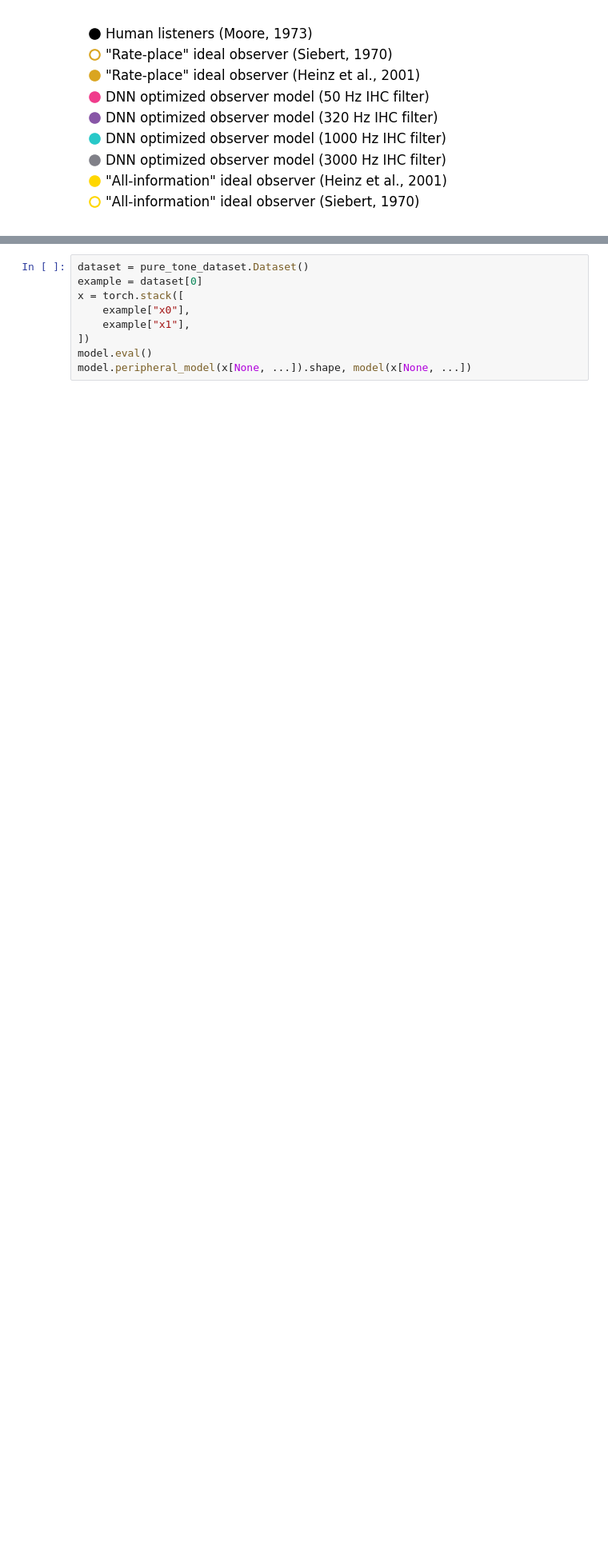
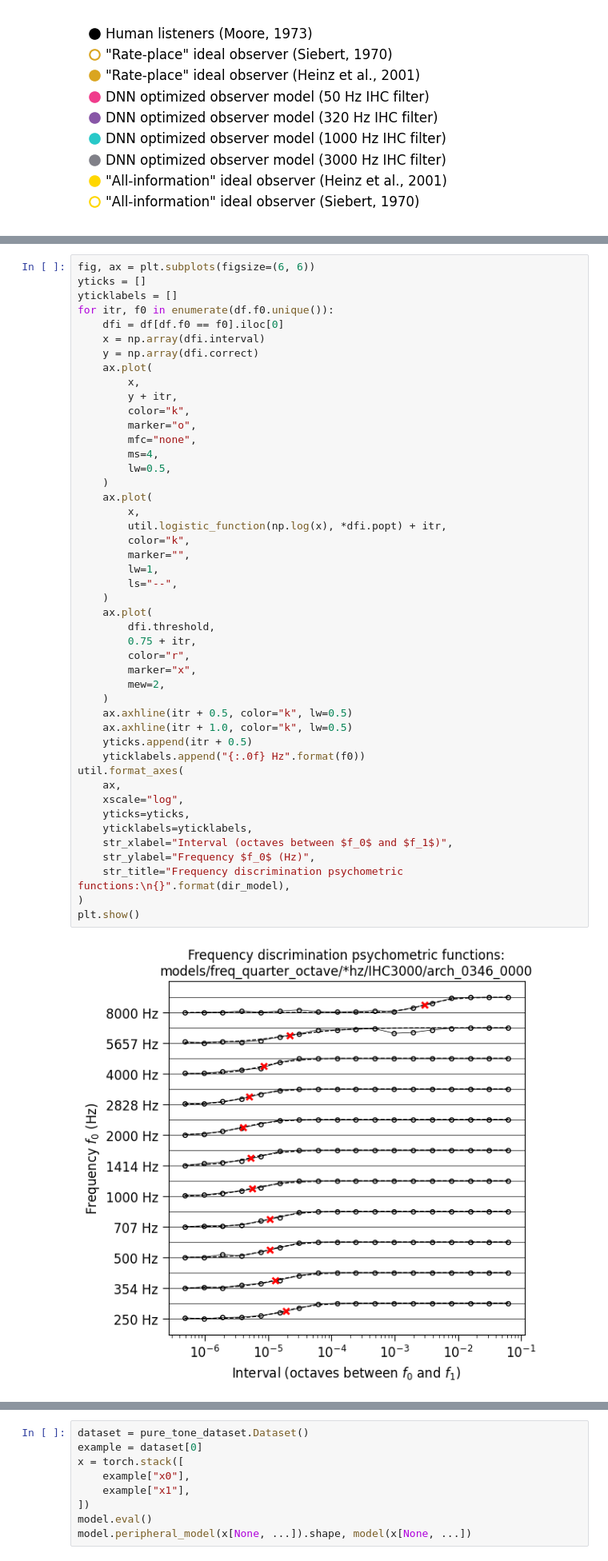
Before and after one commit to msaddler/freqdiscriminet, a Jupyter notebook: results.ipynb, the cells around one changed output, grey strips where cells are left out. Shown at 80% size. Drawn from its saved outputs; the diff is of its cells as text; blank space fills up the shorter version.

Commit message:
example psychometric function and threshold calculation

```diff
--- a/results.ipynb
+++ b/results.ipynb
@@ -161,3 +206,51 @@ plt.show()
+# %%
+fig, ax = plt.subplots(figsize=(6, 6))
+yticks = []
+yticklabels = []
+for itr, f0 in enumerate(df.f0.unique()):
+    dfi = df[df.f0 == f0].iloc[0]
+    x = np.array(dfi.interval)
+    y = np.array(dfi.correct)
+    ax.plot(
+        x,
+        y + itr,
+        color="k",
+        marker="o",
+        mfc="none",
+        ms=4,
+        lw=0.5,
+    )
+    ax.plot(
+        x,
+        util.logistic_function(np.log(x), *dfi.popt) + itr,
+        color="k",
+        marker="",
+        lw=1,
+        ls="--",
+    )
+    ax.plot(
+        dfi.threshold,
+        0.75 + itr,
+        color="r",
+        marker="x",
+        mew=2,
+    )
+    ax.axhline(itr + 0.5, color="k", lw=0.5)
+    ax.axhline(itr + 1.0, color="k", lw=0.5)
+    yticks.append(itr + 0.5)
+    yticklabels.append("{:.0f} Hz".format(f0))
+util.format_axes(
+    ax,
+    xscale="log",
+    yticks=yticks,
+    yticklabels=yticklabels,
+    str_xlabel="Interval (octaves between $f_0$ and $f_1$)",
+    str_ylabel="Frequency $f_0$ (Hz)",
+    str_title="Frequency discrimination psychometric functions:\n{}".format(dir_model),
+)
+plt.show()
+# %% [output]
+[figure, added]
 # %%
 import json
 import torch
```
Also changed, not shown: parts of 1 cell of this notebook, 1 other file.
